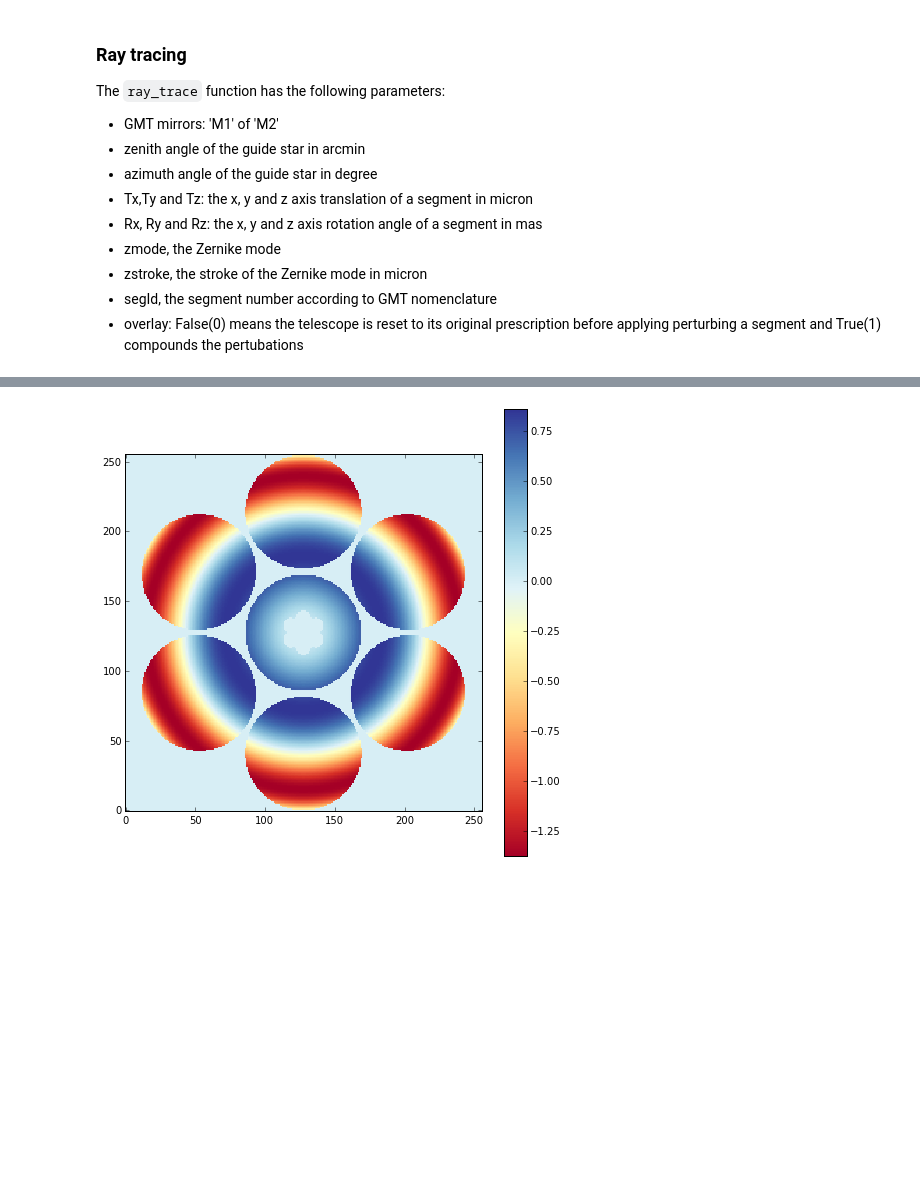
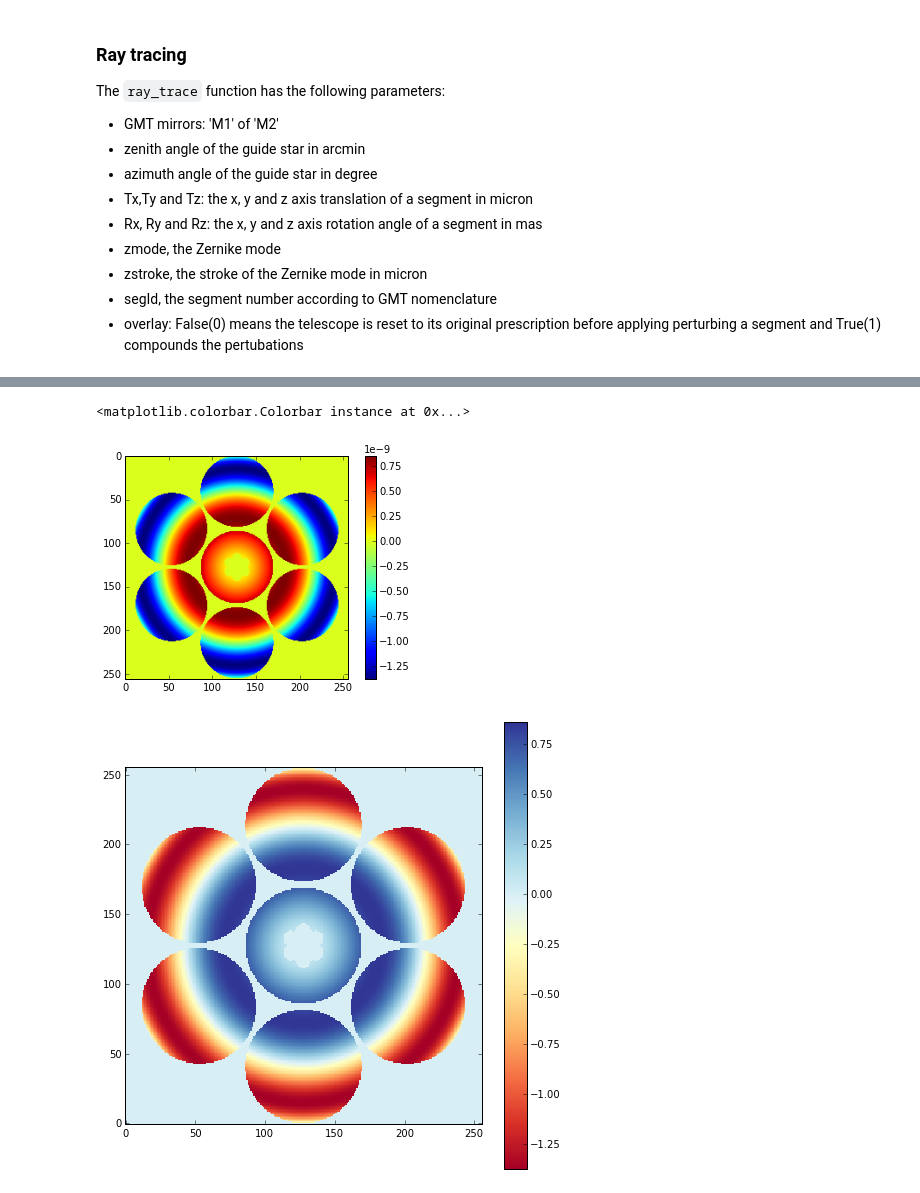
Before and after one commit to rconan/CEO, a Jupyter notebook: notebooks/GMT-Ray-Tracing.ipynb, the cells around one changed output, grey strips where cells are left out. Drawn from its saved outputs; the diff is of its cells as text; code cells hidden in the pictures; blank space fills up the shorter version.

```diff
--- a/notebooks/GMT-Ray-Tracing.ipynb
+++ b/notebooks/GMT-Ray-Tracing.ipynb
@@ -148,3 +148,12 @@ i = interact(ray_trace,mirror=['M1','M2'],
+# %%
+gmt.reset()
+src.reset()
+gmt.propagate(src)
+imshow(src.phase.host())
+colorbar()
+# %% [output]
+<matplotlib.colorbar.Colorbar instance at 0x...>
+[figure, added]
 # %%
 def ray_trace_global(mirror='M1',zenith=0.0,azimuth=0.0,tip=0,tilt=0,overlay=False):
 
```
Also changed, not shown: parts of 2 cells of this notebook, 2 other files.
